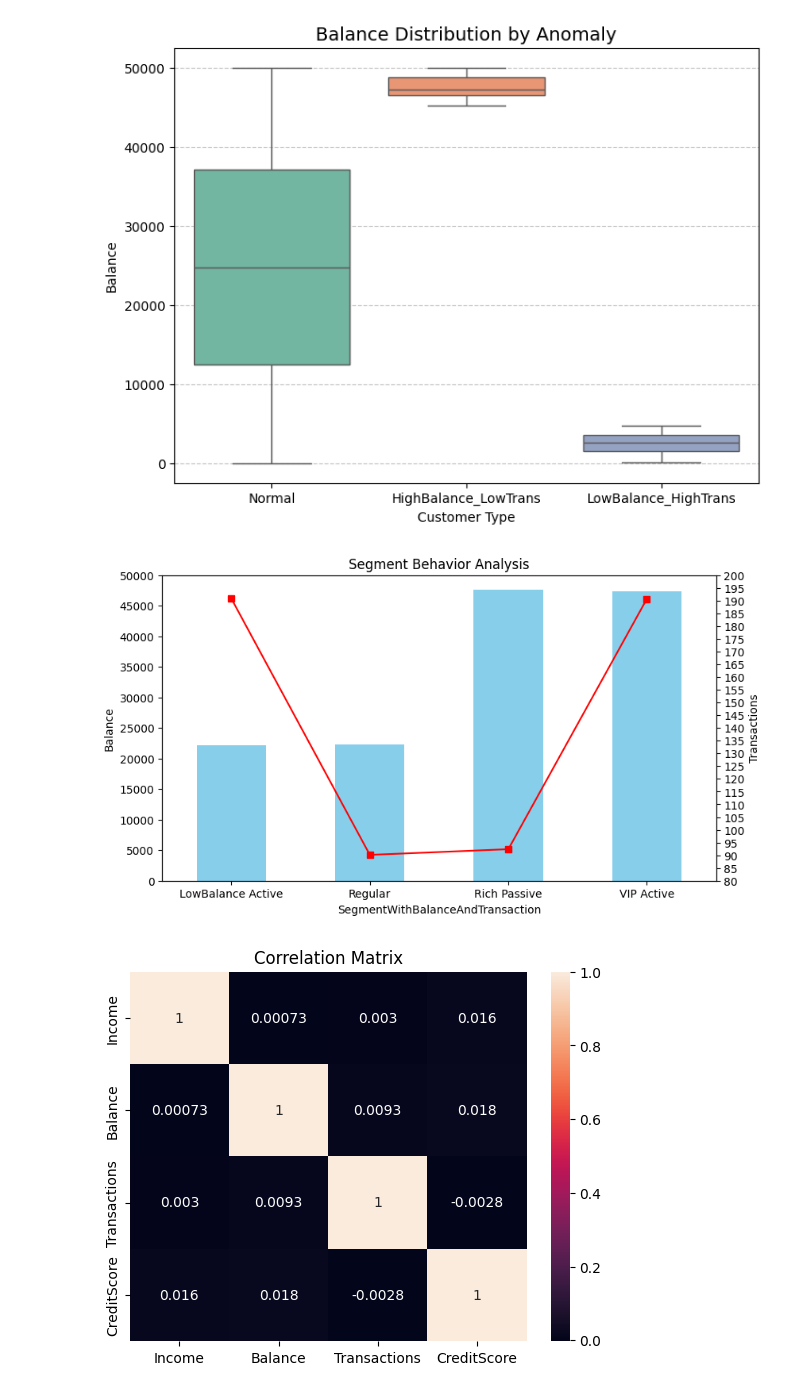
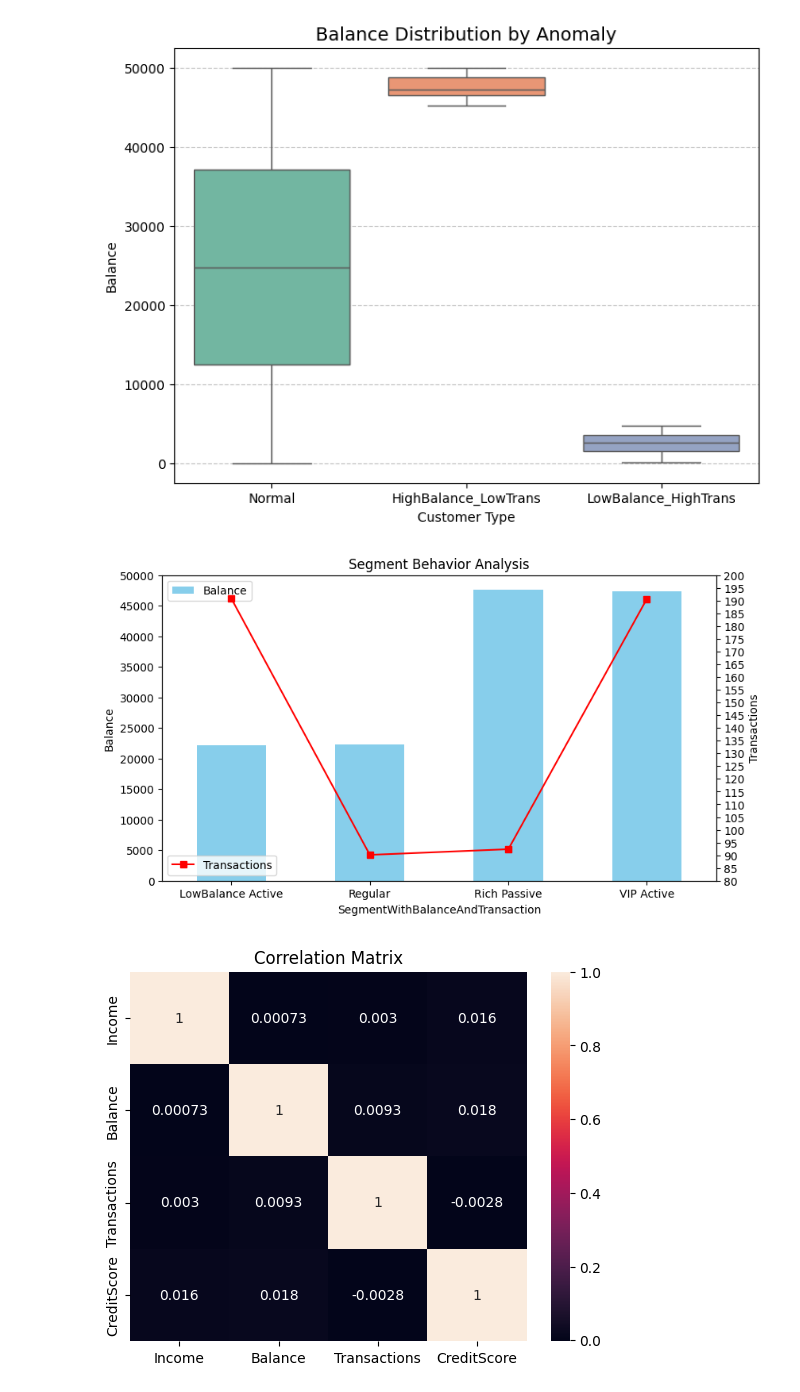
Before and after one commit to 07rauf/bank-data-analysis, a Jupyter notebook: analysis.ipynb, the cells around one changed output. Saved outputs shown, nothing was run; the diff lists cells and outputs as text; code cells hidden in the pictures.

```diff
--- a/analysis.ipynb
+++ b/analysis.ipynb
@@ -336,19 +336,21 @@ plt.show()
 # %%
 # Customer behavior by balance and transaction segments
 plt.figure(figsize=(9,5))
 segment_stats=data.groupby('SegmentWithBalanceAndTransaction')[['Balance','Transactions']].mean()
 ax=segment_stats['Balance'].plot(kind='bar',color='skyblue',label='Balance')
 ax2=ax.twinx()
 segment_stats['Transactions'].plot(kind='line',color='red',marker='s',ax=ax2,label='Transactions')
 ax.set_title('Segment Behavior Analysis')
 ax.set_ylabel('Balance')
 ax2.set_ylabel('Transactions')
 ax2.set_yticks(range(80,205,5))
 ax.set_yticks(range(0,55000,5000))
 ax.tick_params(axis='x',rotation=0)
+ax.legend()
+ax2.legend()
 plt.show()
 # %% [output]
-[figure, old version]
+[figure, new version]
 # %%
 # Correlation between numerical features
 corr=data[['Income','Balance','Transactions','CreditScore']].corr()
```
Also changed, not shown: parts of 2 cells of this notebook.
